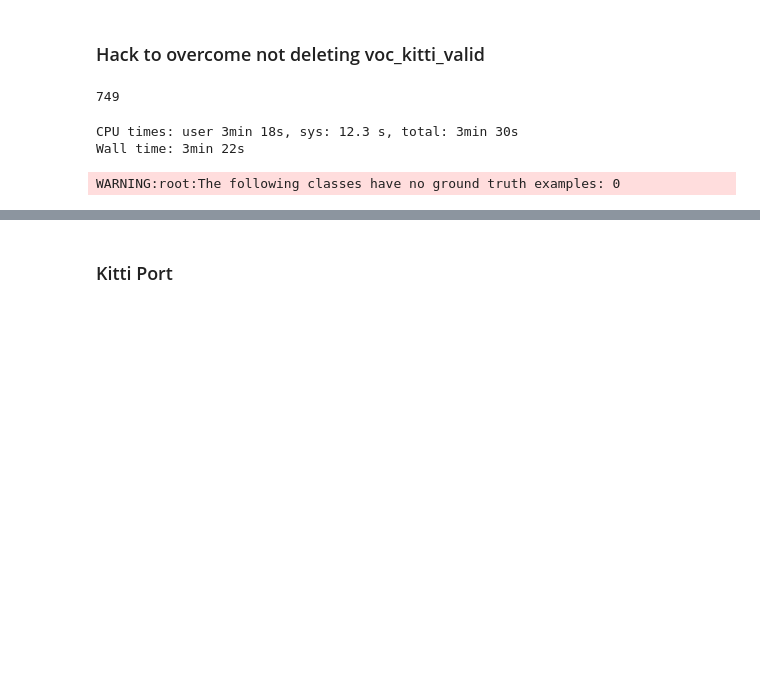
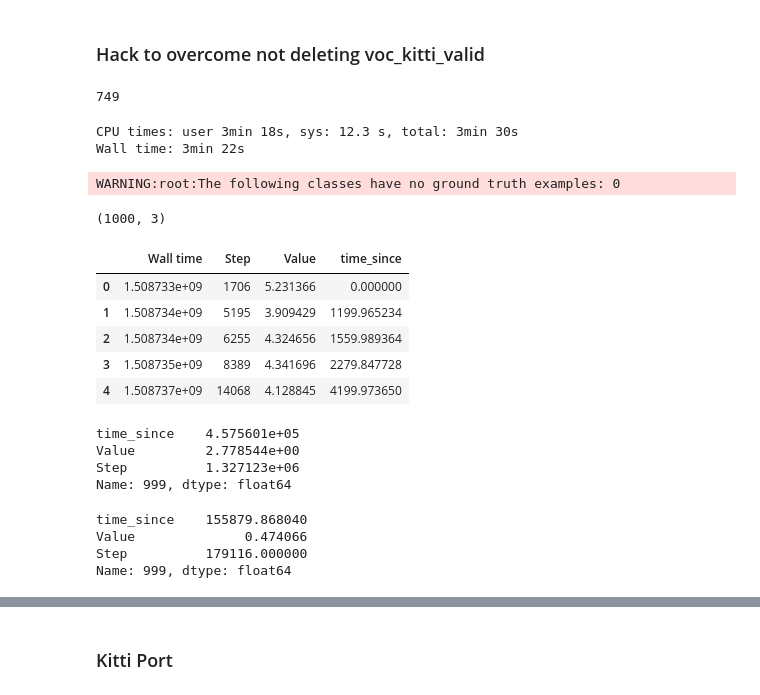
Before and after one commit to sshleifer/object_detection_kitti, a Jupyter notebook: object_detection/kitti-inference.ipynb, the cells around one changed output, grey strips where cells are left out. Cells and saved outputs as stored; diff of their text form; code cells hidden in the pictures; blank space fills up the shorter version.

```diff
--- a/object_detection/kitti-inference.ipynb
+++ b/object_detection/kitti-inference.ipynb
@@ -197,0 +201,4 @@ OVERALL_PERF_KEY = 'Precision/mAP@0.5IOU'
+# %%
+rcnn_valid.shape
+# %% [output]
+(1000, 3)
@@ -197,0 +208,23 @@ OVERALL_PERF_KEY = 'Precision/mAP@0.5IOU'
+# %%
+ssd_valid.head()
+# %% [output]
+|  | Wall time | Step | Value | time_since |
+| 0 | 1.508733e+09 | 1706 | 5.231366 | 0.000000 |
+| 1 | 1.508734e+09 | 5195 | 3.909429 | 1199.965234 |
+| 2 | 1.508734e+09 | 6255 | 4.324656 | 1559.989364 |
+| 3 | 1.508735e+09 | 8389 | 4.341696 | 2279.847728 |
+| 4 | 1.508737e+09 | 14068 | 4.128845 | 4199.973650 |
+# %%
+ssd_valid.iloc[-1].loc[['time_since', 'Value', 'Step']]
+# %% [output]
+time_since    4.575601e+05
+Value         2.778544e+00
+Step          1.327123e+06
+Name: 999, dtype: float64
+# %%
+rcnn_valid.iloc[-1].loc[['time_since', 'Value', 'Step']]
+# %% [output]
+time_since    155879.868040
+Value              0.474066
+Step          179116.000000
+Name: 999, dtype: float64
```
Also changed, not shown: parts of 7 cells of this notebook, 2 other files.
